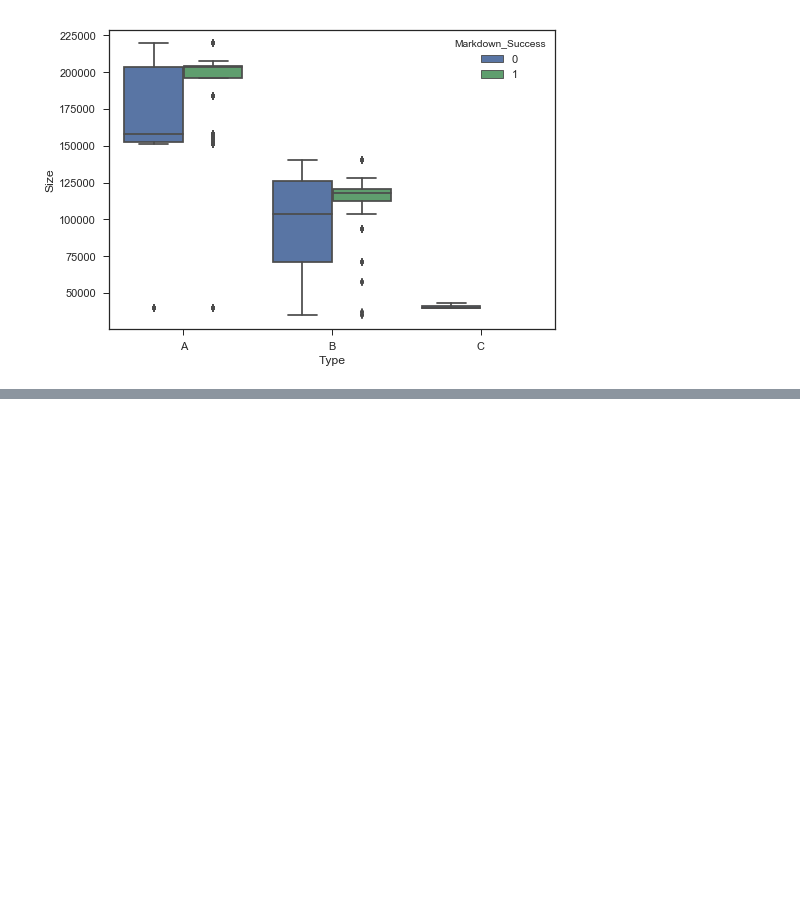
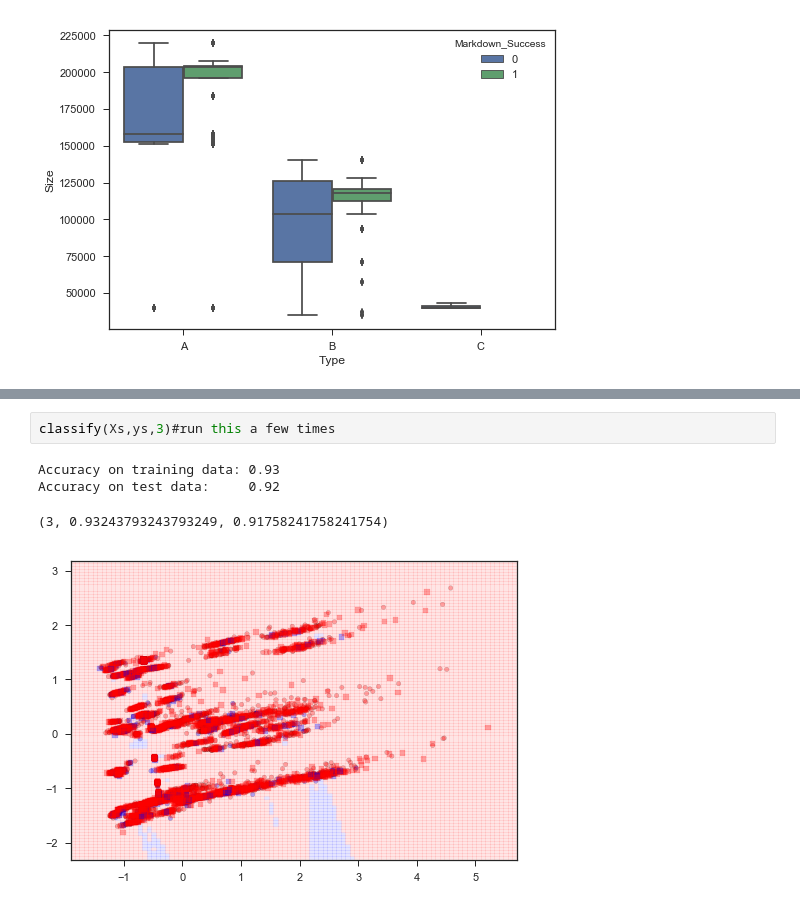
Before and after one commit to druchefavour/retailer_project, a Jupyter notebook: 4.0 Distribution Plots (Size).ipynb, the cells around one changed output, grey strips where cells are left out. Cells and saved outputs as stored; diff of their text form; blank space fills up the shorter version.

```diff
--- a/4.0 Distribution Plots (Size).ipynb
+++ b/4.0 Distribution Plots (Size).ipynb
@@ -490,0 +698,7 @@ sns.boxplot(x="Type", y="Size", hue="Markdown_Success", data=df_master)
+# %%
+classify(Xs,ys,3)#run this a few times
+# %% [output]
+Accuracy on training data: 0.93
+Accuracy on test data:     0.92
+(3, 0.93243793243793249, 0.91758241758241754)
+[figure, added]
```
Also changed, not shown: parts of 23 cells of this notebook, 3 other files.
